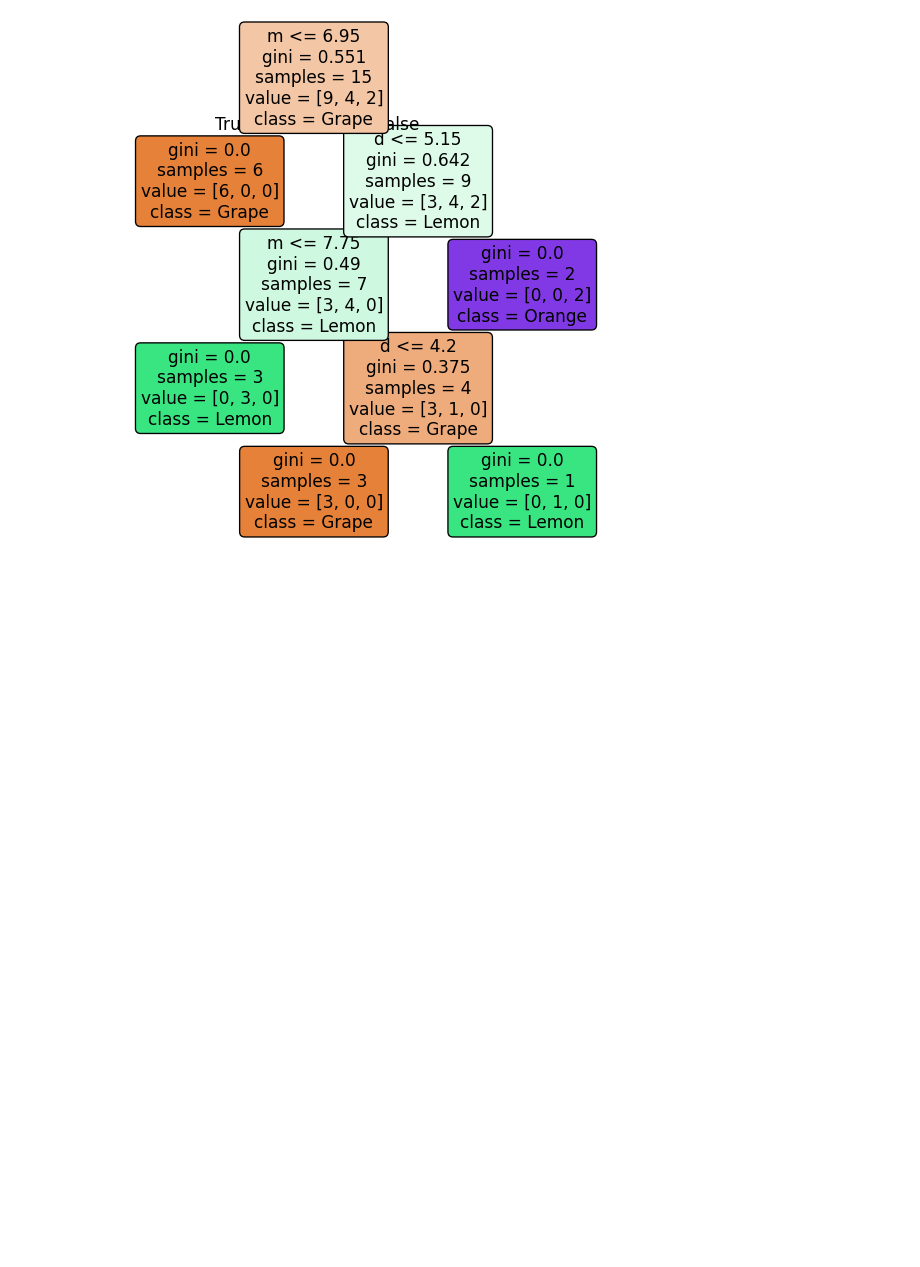
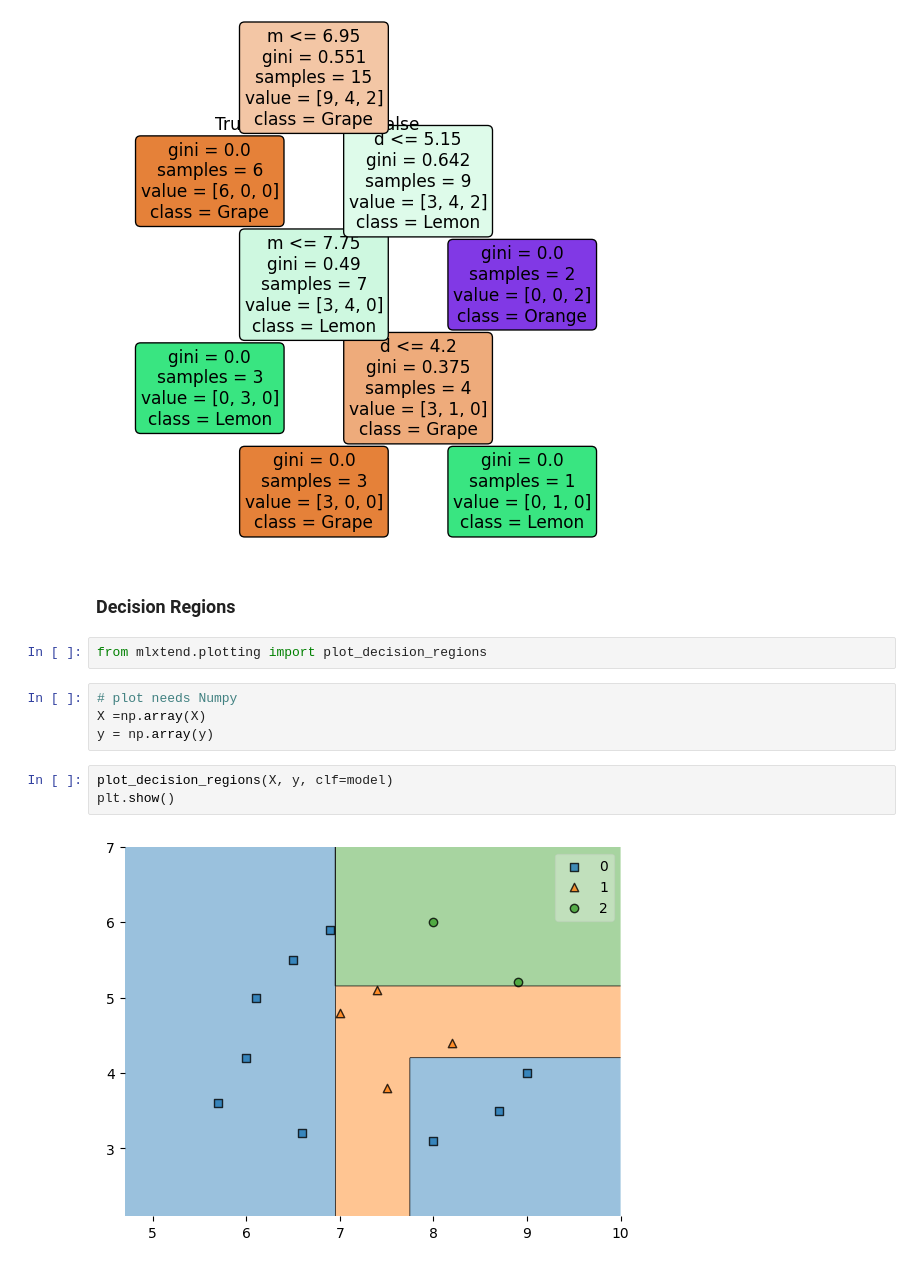
Before and after one commit to Nont18/Deep-learning-coding, a Jupyter notebook: deep_learning/ch08_3class_2feature.ipynb, the cells around one changed output. Cells and saved outputs as stored; diff of their text form; blank space fills up the shorter version.

```diff
--- a/deep_learning/ch08_3class_2feature.ipynb
+++ b/deep_learning/ch08_3class_2feature.ipynb
@@ -114,3 +114,16 @@ plot_tree(model,
 plt.show()
 # %% [output]
 [figure]
+# %% [markdown]
+### Decision Regions
+# %%
+from mlxtend.plotting import plot_decision_regions
+# %%
+# plot needs Numpy
+X =np.array(X)
+y = np.array(y)
+# %%
+plot_decision_regions(X, y, clf=model)
+plt.show()
+# %% [output]
+[figure, added]
```
Also changed, not shown: parts of 4 cells of this notebook.
